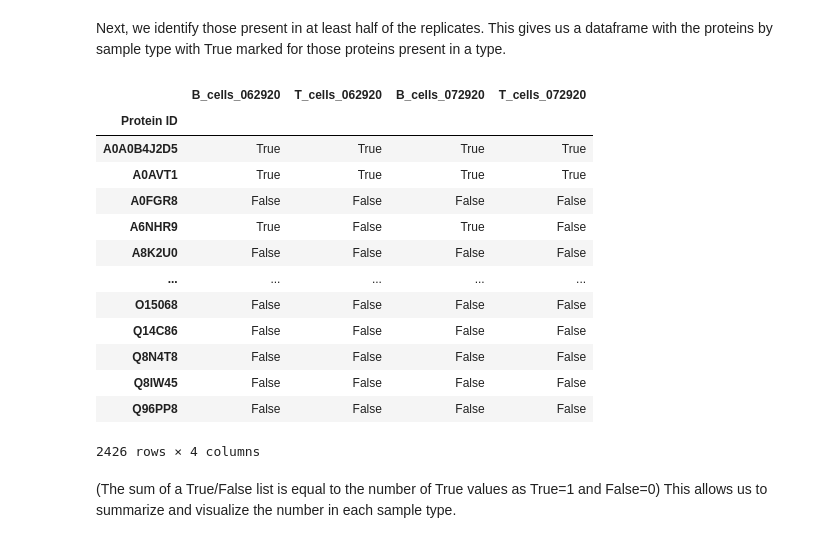
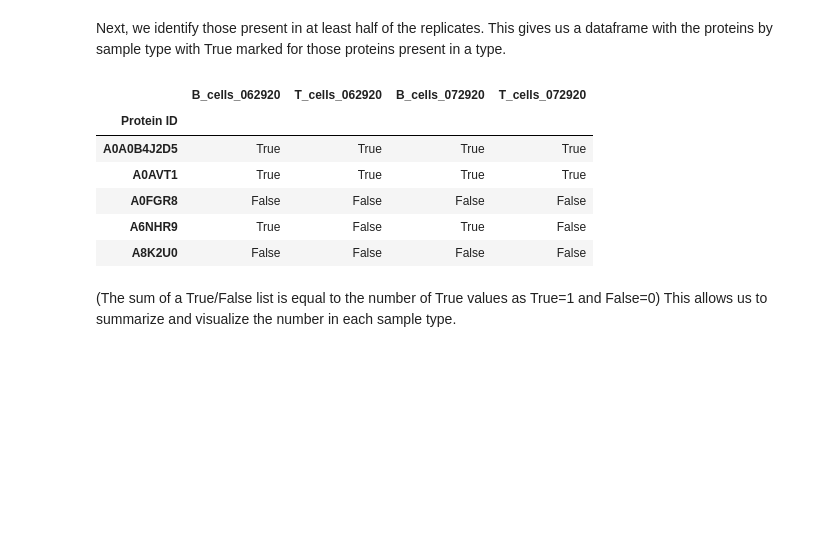
Before and after one commit to PayneLab/Lymphocytes2, a Jupyter notebook: figure2_venn.ipynb, the cells around one changed output. Cells and saved outputs as stored; diff of their text form; code cells hidden in the pictures; blank space fills up the shorter version.

```diff
--- a/venn_binning.ipynb
+++ b/figure2_venn.ipynb
@@ -105,22 +105,15 @@ Next, we identify those present in at least half of the replicates. This gives u
 # %%
 present_in = data_raw.apply(data_utils.presence_by_type, cell_types=cell_types,
                             min_reps=5, null_value=0, axis=1)
-present_in
+present_in.head()
 # %% [output]
 |  | B_cells_062920 | T_cells_062920 | B_cells_072920 | T_cells_072920 |
 | Protein ID |  |  |  |  |
 | A0A0B4J2D5 | True | True | True | True |
 | A0AVT1 | True | True | True | True |
 | A0FGR8 | False | False | False | False |
 | A6NHR9 | True | False | True | False |
 | A8K2U0 | False | False | False | False |
-| ... | ... | ... | ... | ... |
-| O15068 | False | False | False | False |
-| Q14C86 | False | False | False | False |
-| Q8N4T8 | False | False | False | False |
-| Q8IW45 | False | False | False | False |
-| Q96PP8 | False | False | False | False |
-2426 rows × 4 columns
 # %% [markdown]
 (The sum of a True/False list is equal to the number of True values as True=1 and False=0) This allows us to summarize and visualize the number in each sample type.
 # %%
```
Also changed, not shown: parts of 11 cells of this notebook, 6 other files.
